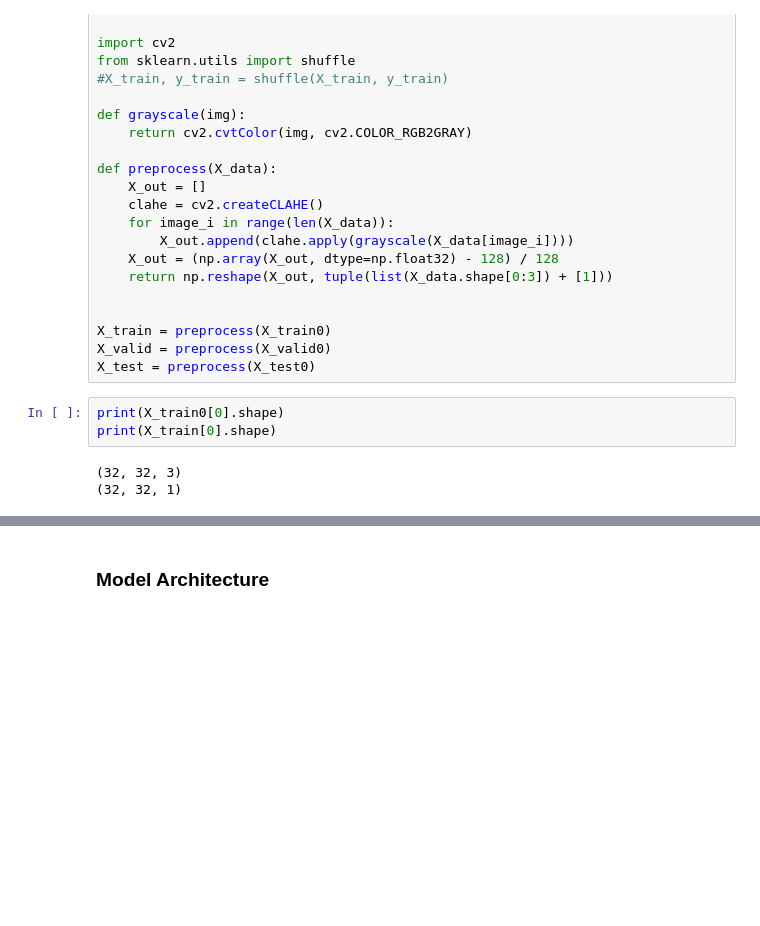
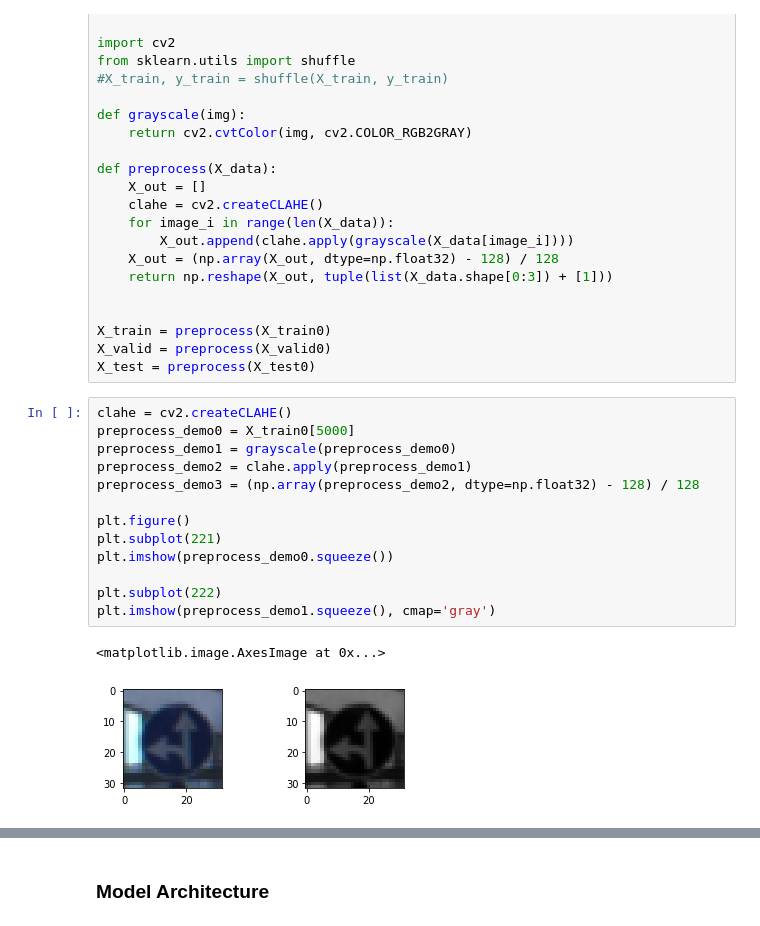
Before and after one commit to JoonaSavela/CarND-Project-2-traffic-signs, a Jupyter notebook: Traffic_Sign_Classifier.ipynb, the cells around one changed output, grey strips where cells are left out. Cells and saved outputs as stored; diff of their text form; blank space fills up the shorter version.

```diff
--- a/Traffic_Sign_Classifier.ipynb
+++ b/Traffic_Sign_Classifier.ipynb
@@ -172,9 +173,19 @@ def preprocess(X_data):
 X_train = preprocess(X_train0)
 X_valid = preprocess(X_valid0)
 X_test = preprocess(X_test0)
-# %%
-print(X_train0[0].shape)
-print(X_train[0].shape)
-# %% [output]
-(32, 32, 3)
-(32, 32, 1)
+# %%
+clahe = cv2.createCLAHE()
+preprocess_demo0 = X_train0[5000]
+preprocess_demo1 = grayscale(preprocess_demo0)
+preprocess_demo2 = clahe.apply(preprocess_demo1)
+preprocess_demo3 = (np.array(preprocess_demo2, dtype=np.float32) - 128) / 128
+
+plt.figure()
+plt.subplot(221)
+plt.imshow(preprocess_demo0.squeeze())
+
+plt.subplot(222)
+plt.imshow(preprocess_demo1.squeeze(), cmap='gray')
+# %% [output]
+<matplotlib.image.AxesImage at 0x...>
+[figure, added]
```
Also changed, not shown: parts of 9 cells of this notebook.
